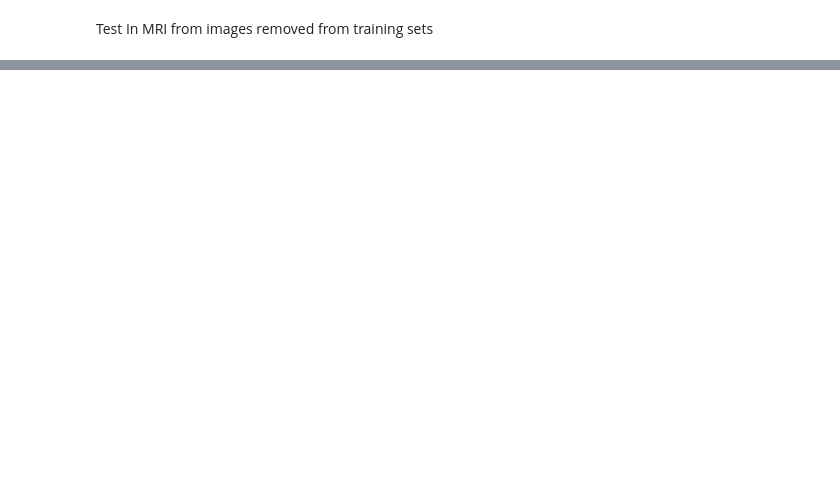
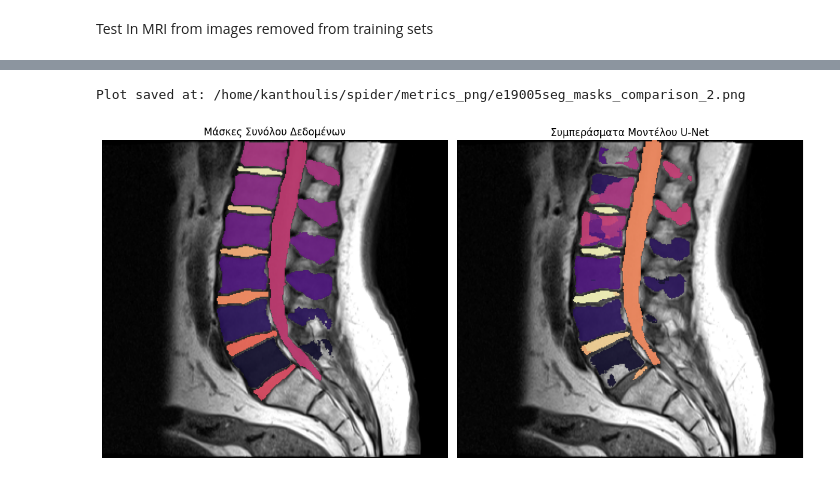
Before and after one commit to KonstantinosAnthoulis/e19005-Segmentation-on-Spine-MRIs-UNet, a Jupyter notebook: inference.ipynb, the cells around one changed output, grey strips where cells are left out. Cells and saved outputs as stored; diff of their text form; code cells hidden in the pictures; blank space fills up the shorter version.

```diff
--- a/inference.ipynb
+++ b/inference.ipynb
@@ -102,0 +281,47 @@ Split the image into slices in loop and run inference model eval
+# %%
+import numpy as np
+import matplotlib.pyplot as plt
+
+image_a = flipped_image_np[:, :, slice_index]
+truth_a = mapped_ground_label_np[:, :, slice_index]
+label_a = generated_mask_np[slice_index, :, :]
+
+# Mask out zeros by setting them to NaN (which are ignored by imshow)
+truth_masked = np.where(truth_a == 0, np.nan, truth_a)
+label_masked = np.where(label_a == 0, np.nan, label_a)
+
+# Set up side-by-side plots
+fig, axes = plt.subplots(1, 2, figsize=(12, 6))
+
+# Overlay Truth A on Image A
+axes[0].imshow(image_a, cmap='gray')  # Base image
+axes[0].imshow(truth_masked, cmap=cmap, norm=norm, alpha=0.9)  # Overlay with transparency, ignoring 0s
+axes[0].axis('off')
+axes[0].set_title("Μάσκες Συνόλου Δεδομένων")
+
+# Overlay Label A on Image A
+axes[1].imshow(image_a, cmap='gray')  # Base image
+axes[1].imshow(label_masked, cmap=cmap, norm=norm, alpha=0.9)  # Overlay with transparency, ignoring 0s
+axes[1].axis('off')
+axes[1].set_title("Συμπεράσματα Μοντέλου U-Net")
+
+# Show the plot
+plt.tight_layout()
+
+# Define the directory and filename
+output_dir = "/home/kanthoulis/spider/metrics_png/"
+output_file = os.path.join(output_dir, "e19005seg_masks_comparison_2.png")
+
+# Ensure the directory exists
+#os.makedirs(output_dir, exist_ok=True)
+
+# Save the plot instead of showing it
+plt.savefig(output_file, dpi=300, bbox_inches="tight")  # High-quality PNG
+
+# Optionally, print confirmation
+print(f"Plot saved at: {output_file}")
+
+plt.show()
+# %% [output]
+Plot saved at: /home/kanthoulis/spider/metrics_png/e19005seg_masks_comparison_2.png
+[figure, added]
```
Also changed, not shown: parts of 13 cells of this notebook, 31 other files.
